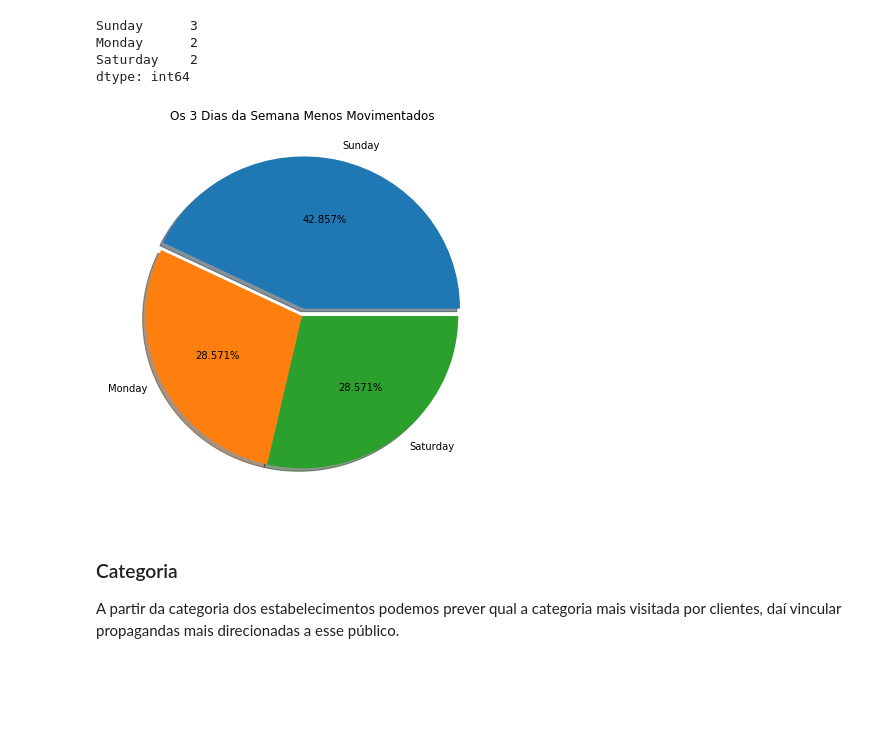
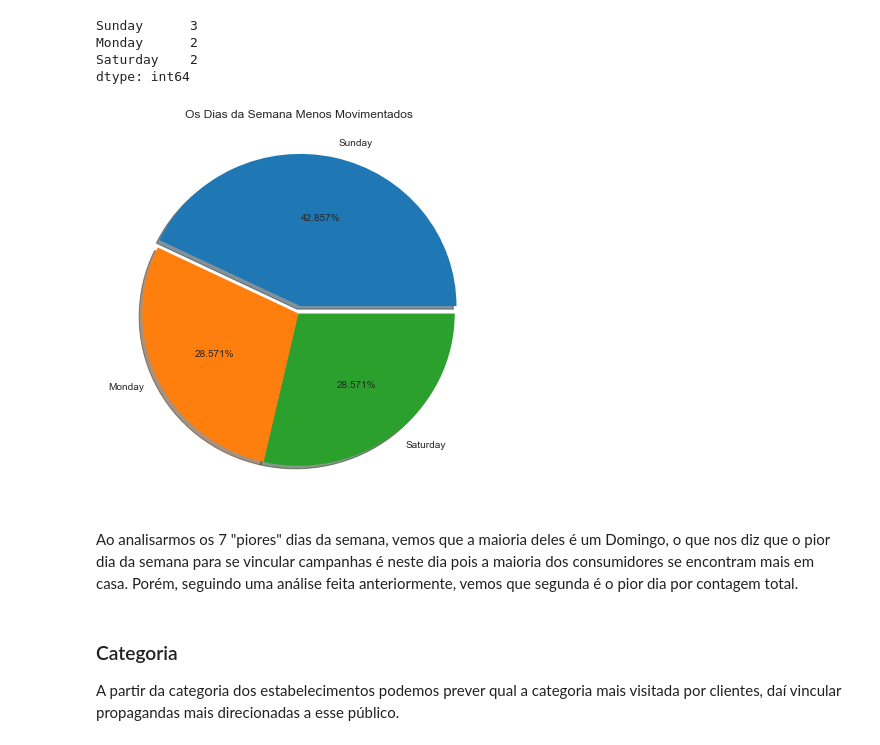
Before and after one commit to jvsn19/analise_varejo, a Jupyter notebook: Projeto.ipynb, the cells around one changed output. Drawn from its saved outputs; the diff is of its cells as text; code cells hidden in the pictures; blank space fills up the shorter version.

```diff
--- a/Projeto.ipynb
+++ b/Projeto.ipynb
@@ -7,6 +7,7 @@ from datetime import datetime as dt
 from sklearn.preprocessing import StandardScaler
 from time import time
 %matplotlib inline
+sns.set_style("darkgrid")
 # %% [markdown]
 <h1>Funções e Variáveis Auxiliares</h1>
 # %%
@@ -78,6 +89,10 @@ True
 # %%
 dataset['date'] = dataset['date'].apply(lambda date_str: date_str[-2:])
 dataset.rename(columns={'date': 'dia'}, inplace=True)
+# %%
+correct_day_day_of_week_col = dataset['dia'].apply(lambda day: correct_day_day_of_week[day])
+correct_day_day_of_week_col.name = 'day_of_week'
+dataset['day_of_week'] = correct_day_day_of_week_col
 # %% [markdown]
 <h2>Novo Dataset</h2>
 <p>Dataset após todas as mudanças anteriores</p>
@@ -194,15 +232,17 @@ Saturday    2
 dtype: int64
 # %%
 plt.figure(figsize=(7,7))
-plt.title('Os %d Dias da Semana Menos Movimentados'%(len(menores_dia_da_semana)))
+plt.title('Os Dias da Semana Menos Movimentados')
 plt.pie(menores_dia_da_semana,
         labels=menores_dia_da_semana.index,
         autopct='%.3f%%',
         explode=[0.05] + [0]*(len(menores_dia_da_semana)-1), # in case there is a unknown number of elements
         shadow=True)
 plt.show()
 # %% [output]
-[figure, old version]
+[figure, new version]
+# %% [markdown]
+<p>Ao analisarmos os 7 "piores" dias da semana, vemos que a maioria deles é um Domingo, o que nos diz que o pior dia da semana para se vincular campanhas é neste dia pois a maioria dos consumidores se encontram mais em casa. Porém, seguindo uma análise feita anteriormente, vemos que segunda é o pior dia por contagem total.</p>
 # %% [markdown]
 <h3>Categoria</h3>
 <p>A partir da categoria dos estabelecimentos podemos prever qual a categoria mais visitada por clientes, daí vincular propagandas mais direcionadas a esse público.</p>
```
Also changed, not shown: parts of 11 cells of this notebook.
